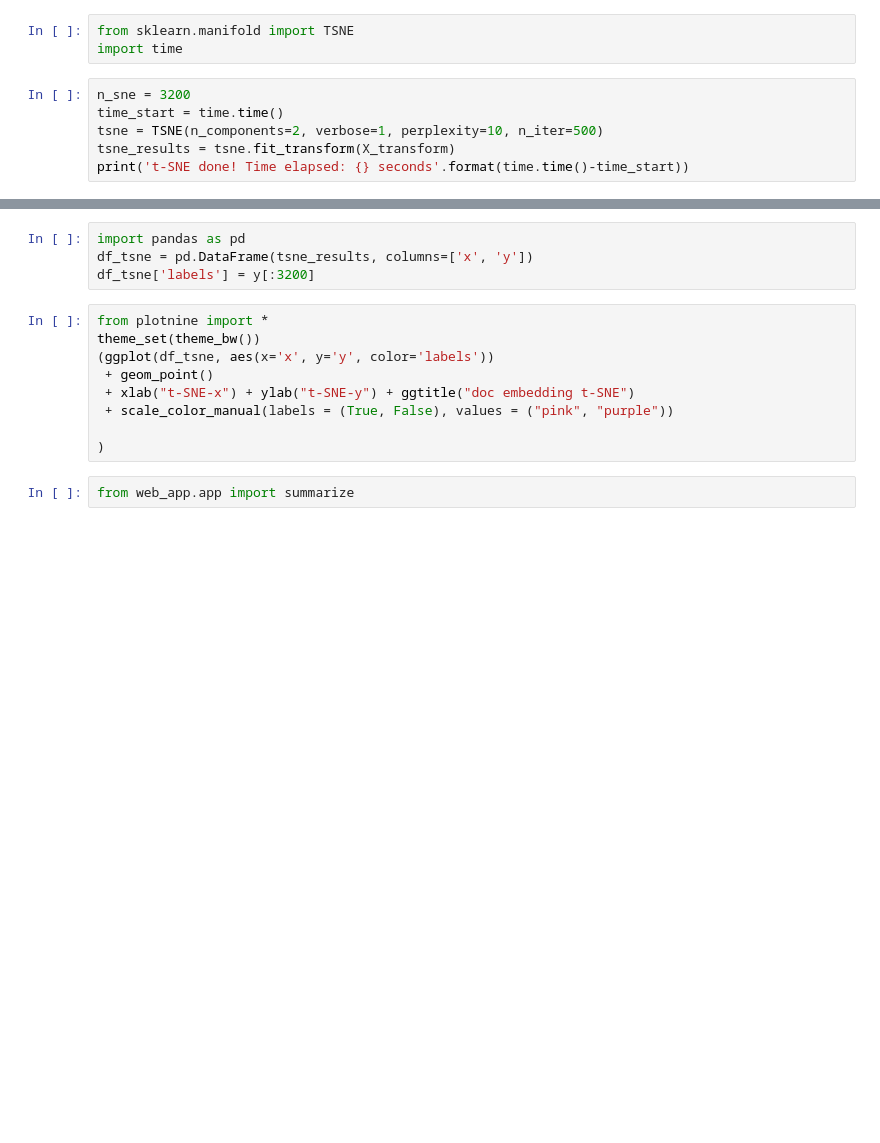
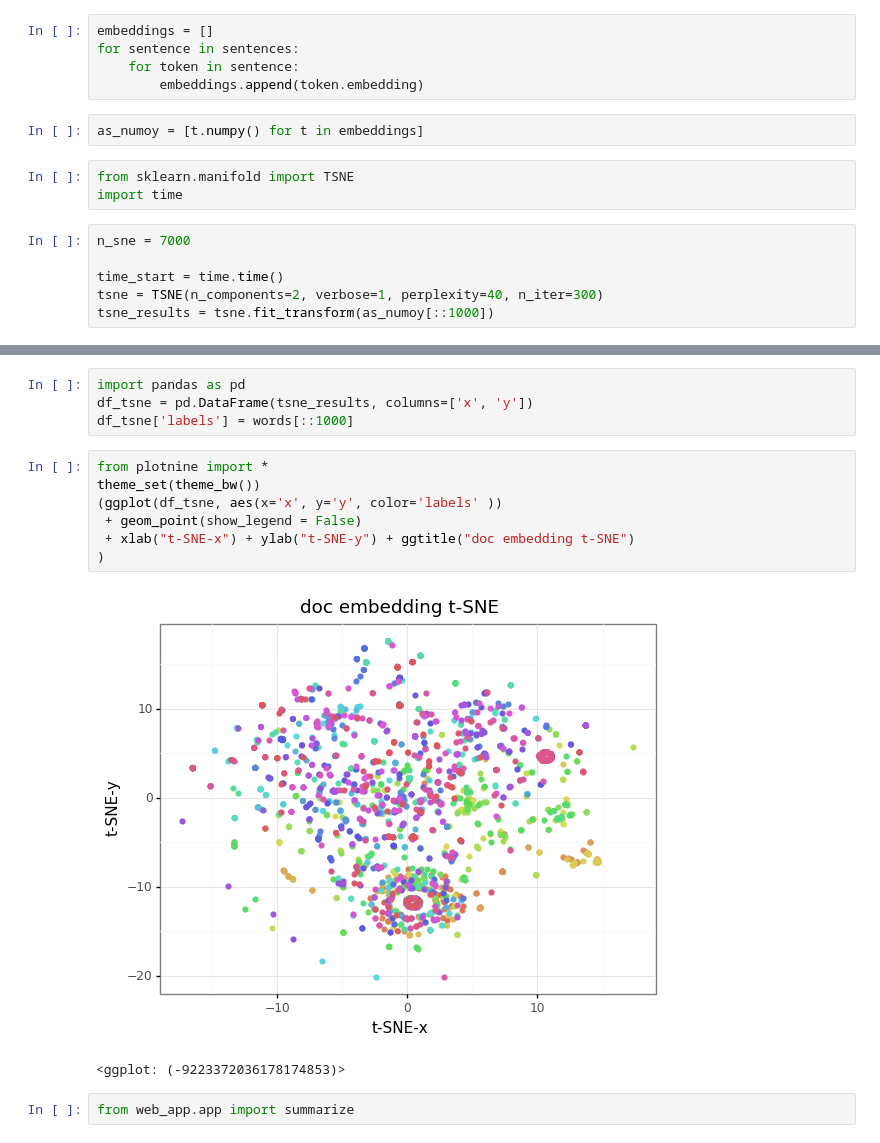
Before and after one commit to aauss/EventEpi, a Jupyter notebook: classification.ipynb, the cells around one changed output, grey strips where cells are left out. Cells and saved outputs as stored; diff of their text form; blank space fills up the shorter version.

Commit message:
Add new word embedding plot

```diff
--- a/classification.ipynb
+++ b/classification.ipynb
@@ -718,9 +699,16 @@ X_transform = [token.embedding for token in sentence]
+# %%
+embeddings = []
+for sentence in sentences:
+    for token in sentence:
+        embeddings.append(token.embedding)
+# %%
+as_numoy = [t.numpy() for t in embeddings]
 # %%
 from sklearn.manifold import TSNE
 import time
 # %%
-n_sne = 3200
+n_sne = 7000
+
 time_start = time.time()
-tsne = TSNE(n_components=2, verbose=1, perplexity=10, n_iter=500)
-tsne_results = tsne.fit_transform(X_transform)
-print('t-SNE done! Time elapsed: {} seconds'.format(time.time()-time_start))
+tsne = TSNE(n_components=2, verbose=1, perplexity=40, n_iter=300)
+tsne_results = tsne.fit_transform(as_numoy[::1000])
@@ -727,16 +725,17 @@ print('t-SNE done! Time elapsed: {} seconds'.format(time.time()-time_start))
 # %%
 import pandas as pd
 df_tsne = pd.DataFrame(tsne_results, columns=['x', 'y'])
-df_tsne['labels'] = y[:3200]
+df_tsne['labels'] = words[::1000]
 # %%
 from plotnine import *
 theme_set(theme_bw())
-(ggplot(df_tsne, aes(x='x', y='y', color='labels'))
- + geom_point()
+(ggplot(df_tsne, aes(x='x', y='y', color='labels' ))
+ + geom_point(show_legend = False)
  + xlab("t-SNE-x") + ylab("t-SNE-y") + ggtitle("doc embedding t-SNE")
- + scale_color_manual(labels = (True, False), values = ("pink", "purple"))
-
 )
+# %% [output]
+[figure, added]
+<ggplot: (-9223372036178174853)>
 # %%
 from web_app.app import summarize
 # %%
```
Also changed, not shown: parts of 6 cells of this notebook.
